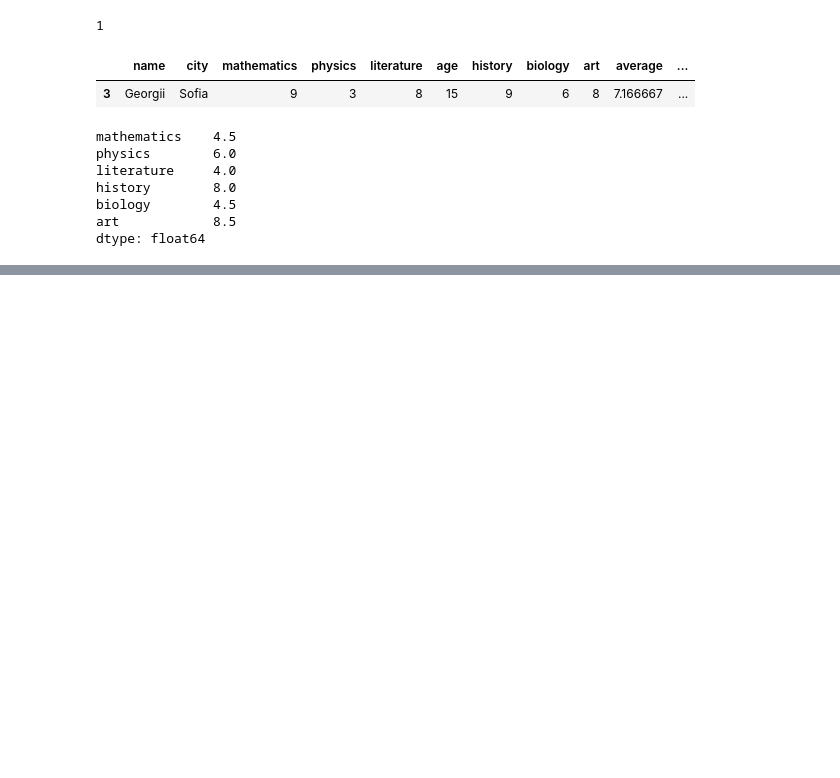
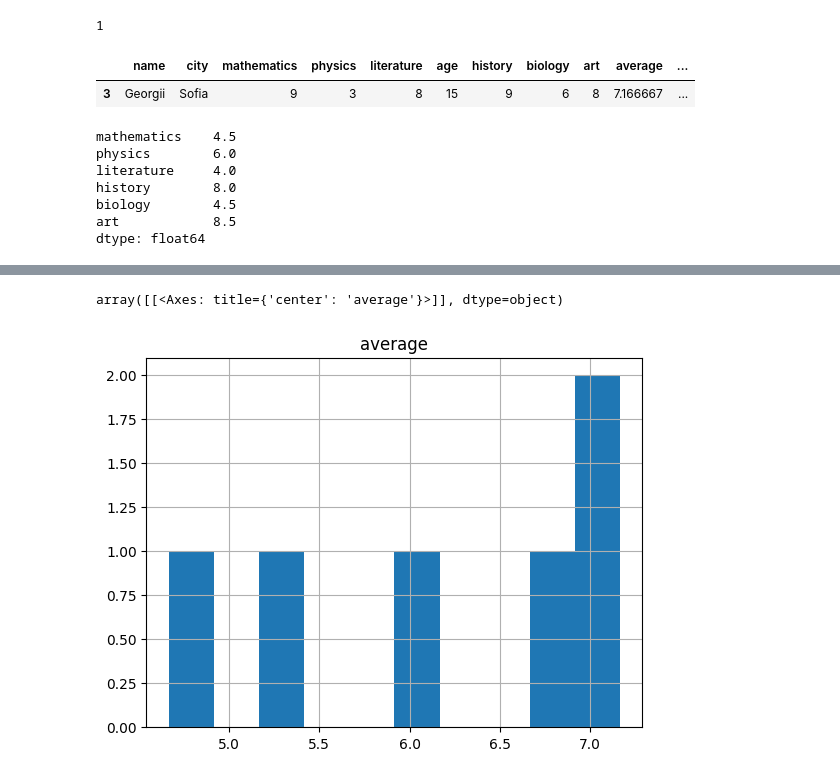
Before and after one commit to Poitreqm/Data_Task, a Jupyter notebook: Students_exc_1/students_exc_1.ipynb, the cells around one changed output, grey strips where cells are left out. Saved outputs shown, nothing was run; the diff lists cells and outputs as text; code cells hidden in the pictures; blank space fills up the shorter version.

```diff
--- a/Students_exc_1/students_exc_1.ipynb
+++ b/Students_exc_1/students_exc_1.ipynb
@@ -455,0 +487,5 @@ dtype: float64
+# %%
+d.hist("average")
+# %% [output]
+array([[<Axes: title={'center': 'average'}>]], dtype=object)
+[figure, added]
```
Also changed, not shown: parts of 11 cells of this notebook.
